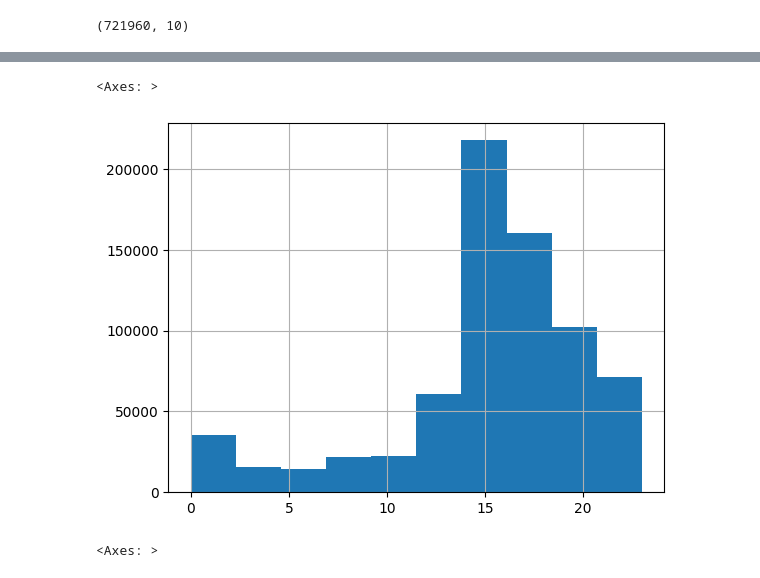
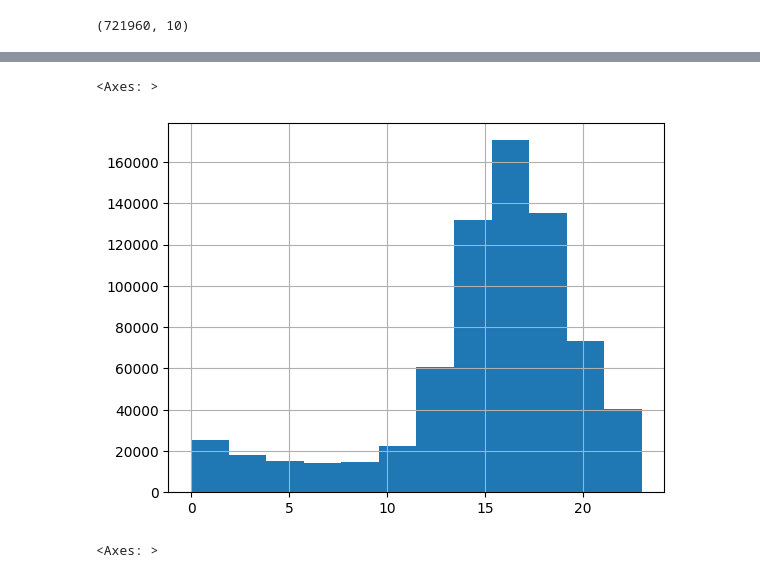
Before and after one commit to olievortex/olieigra, a Jupyter notebook: experiments/storm_events/10_transform_severe_records.ipynb, the cells around one changed output, grey strips where cells are left out. Saved outputs shown, nothing was run; the diff lists cells and outputs as text; code cells hidden in the pictures.

```diff
--- a/experiments/storm_events/10_transform_severe_records.ipynb
+++ b/experiments/storm_events/10_transform_severe_records.ipynb
@@ -89,6 +90,7 @@ def aggregate_files():
         df = apply_features(df)
         df = apply_county_names(df)
         df = apply_county_fips(df)
+        df['TOR_F_SCALE'] = df['TOR_F_SCALE'].apply(lambda x: decode_tornado_rating(x))
 
         results.append(df)
 
@@ -97,6 +99,19 @@ def aggregate_files():
     result = pd.concat(results)
 
     return result
+
+def decode_tornado_rating(value: any) -> float:
+    if type(value) == float:
+        if math.isnan(value):
+            return value
+        raise(f'unexpected float value: {value}')
+    if value[0] == 'F':
+        return float(value[1])
+    if value == 'EFU':
+        return 0.
+    if value[0] == 'E':
+        return float(value[2])
+    raise('something unexpected happened')
 # %%
 severe_df = aggregate_files();
 # %% [output]
@@ -142,10 +157,10 @@ severe_df[pd.isnull(severe_df['BEGIN_LAT']) | pd.isnull(severe_df['BEGIN_LON'])]
 | 25081 | 96.0 | Thunderstorm Wind | 2 | ST. CROIX | NaN | NaN | COUNTYWIDE | NaN | ... |
 | 25082 | 96.0 | Thunderstorm Wind | 1 | ST. THOMAS/ST. JOHN & ISLANDS | NaN | NaN | COUNTYWIDE | NaN | ... |
 # %%
-severe_df['effective'].dt.hour.hist()
+severe_df['effective'].dt.hour.hist(bins=24)
 # %% [output]
 <Axes: >
-[figure, old version]
+[figure, new version]
 # %%
 severe_df['EVENT_TYPE'].hist()
 # %% [output]
```
Also changed, not shown: parts of 3 cells of this notebook, 1 other file.
